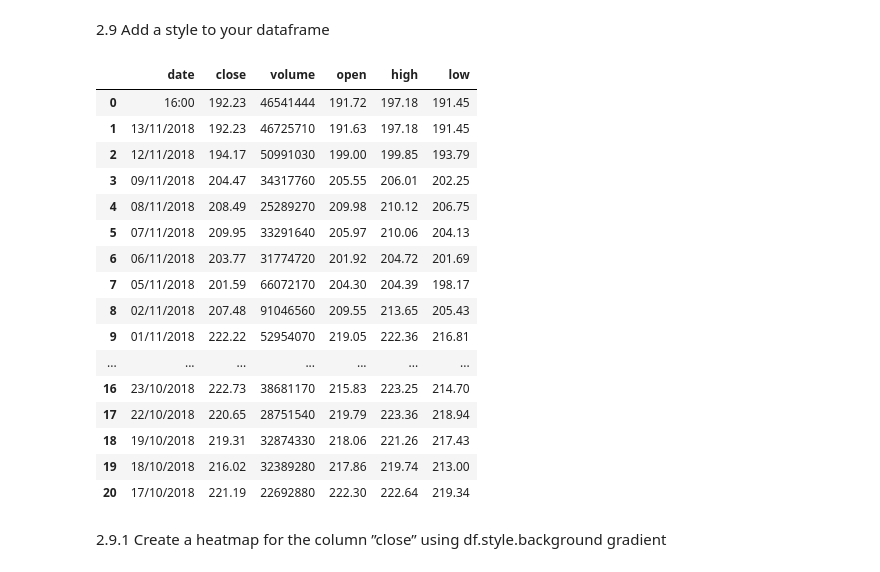
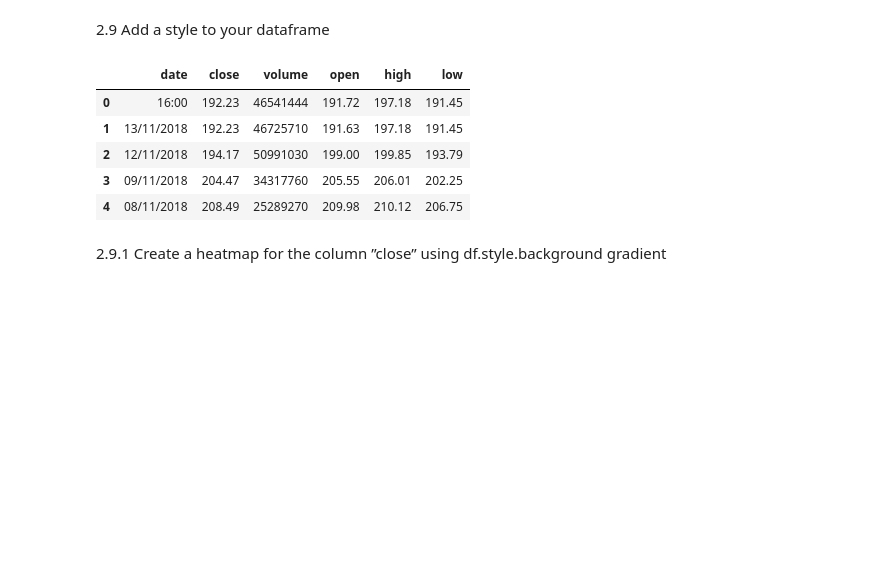
Before and after one commit to JosephYudita/Pandas-ex, a Jupyter notebook: Pandas Exercise(Yudita).ipynb, the cells around one changed output. Saved outputs shown, nothing was run; the diff lists cells and outputs as text; code cells hidden in the pictures; blank space fills up the shorter version.

```diff
--- a/Pandas Exercise(Yudita).ipynb
+++ b/Pandas Exercise(Yudita).ipynb
@@ -837,25 +730,14 @@ apple.describe().T
 2.9 Add a style to your dataframe
 # %%
 apple=apple.loc[:20]
-apple
+apple.head()
 # %% [output]
 |  | date | close | volume | open | high | low |
 | 0 | 16:00 | 192.23 | 46541444 | 191.72 | 197.18 | 191.45 |
 | 1 | 13/11/2018 | 192.23 | 46725710 | 191.63 | 197.18 | 191.45 |
 | 2 | 12/11/2018 | 194.17 | 50991030 | 199.00 | 199.85 | 193.79 |
 | 3 | 09/11/2018 | 204.47 | 34317760 | 205.55 | 206.01 | 202.25 |
 | 4 | 08/11/2018 | 208.49 | 25289270 | 209.98 | 210.12 | 206.75 |
-| 5 | 07/11/2018 | 209.95 | 33291640 | 205.97 | 210.06 | 204.13 |
-| 6 | 06/11/2018 | 203.77 | 31774720 | 201.92 | 204.72 | 201.69 |
-| 7 | 05/11/2018 | 201.59 | 66072170 | 204.30 | 204.39 | 198.17 |
-| 8 | 02/11/2018 | 207.48 | 91046560 | 209.55 | 213.65 | 205.43 |
-| 9 | 01/11/2018 | 222.22 | 52954070 | 219.05 | 222.36 | 216.81 |
-| ... | ... | ... | ... | ... | ... | ... |
-| 16 | 23/10/2018 | 222.73 | 38681170 | 215.83 | 223.25 | 214.70 |
-| 17 | 22/10/2018 | 220.65 | 28751540 | 219.79 | 223.36 | 218.94 |
-| 18 | 19/10/2018 | 219.31 | 32874330 | 218.06 | 221.26 | 217.43 |
-| 19 | 18/10/2018 | 216.02 | 32389280 | 217.86 | 219.74 | 213.00 |
-| 20 | 17/10/2018 | 221.19 | 22692880 | 222.30 | 222.64 | 219.34 |
 # %% [markdown]
 2.9.1 Create a heatmap for the column ”close” using df.style.background gradient
 # %%
```
Also changed, not shown: parts of 13 cells of this notebook.
